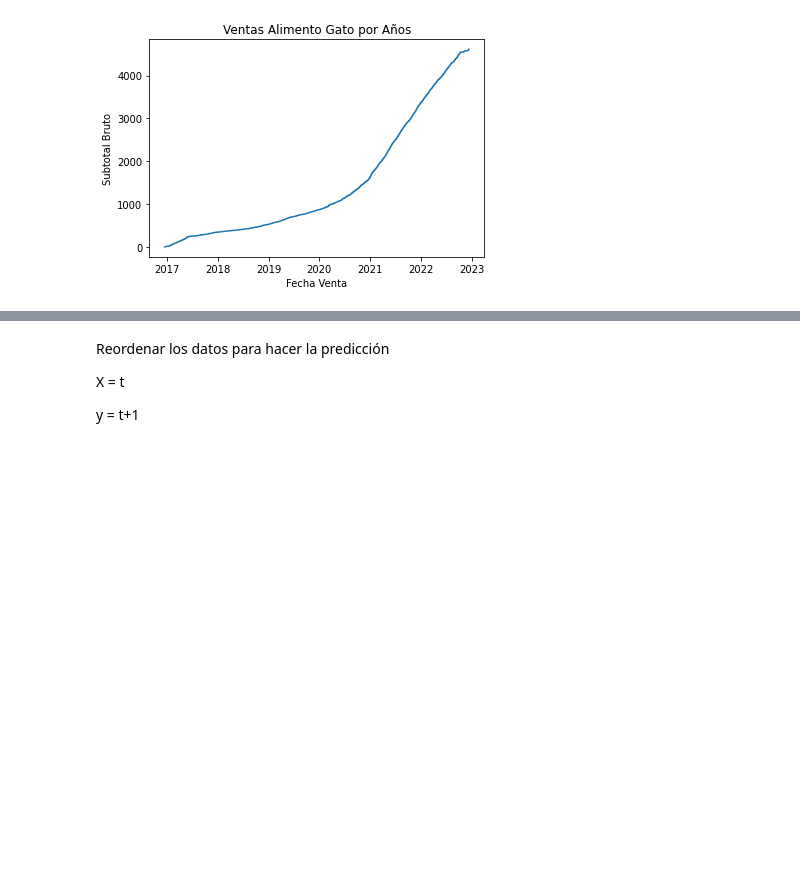
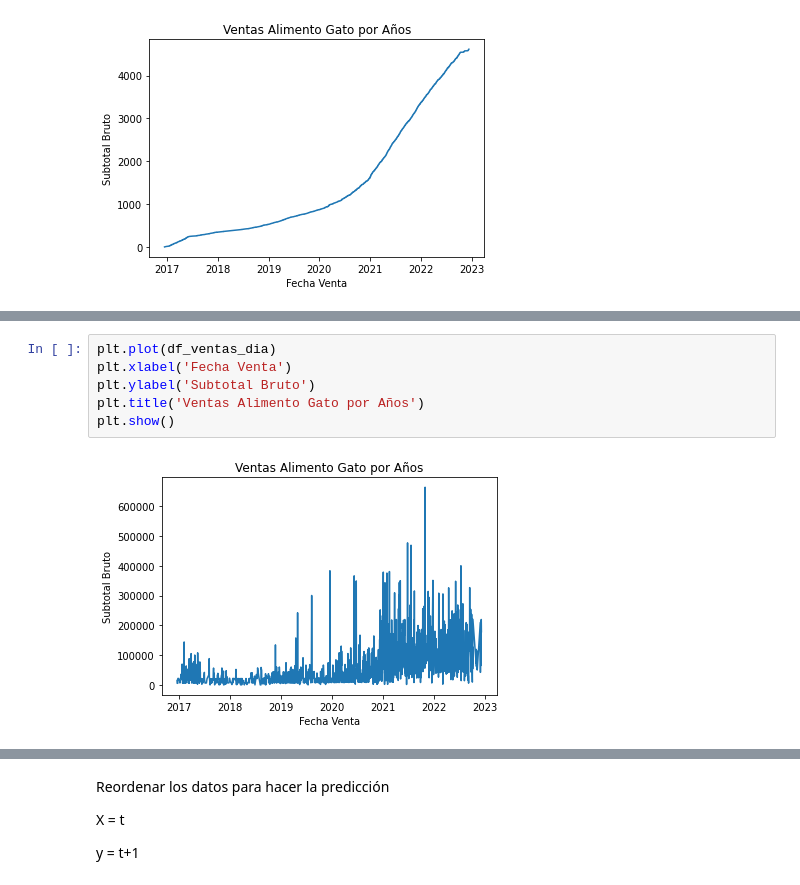
Before and after one commit to hcnancho/lickan_ventas_2023, a Jupyter notebook: Lickan_Deep_2022_RNN_df_al_gato_rev2.ipynb, the cells around one changed output, grey strips where cells are left out. Saved outputs shown, nothing was run; the diff lists cells and outputs as text; blank space fills up the shorter version.

```diff
--- a/Lickan_Deep_2022_RNN_df_al_gato_rev2.ipynb
+++ b/Lickan_Deep_2022_RNN_df_al_gato_rev2.ipynb
@@ -224,3 +267,11 @@ plt.show()
+# %%
+plt.plot(df_ventas_dia)
+plt.xlabel('Fecha Venta')
+plt.ylabel('Subtotal Bruto')
+plt.title('Ventas Alimento Gato por Años')
+plt.show()
+# %% [output]
+[figure, added]
 # %%
 # Extraemos la columna Ventas para el desarrollo del modelo Deep Learning
 
```
Also changed, not shown: parts of 23 cells of this notebook.
